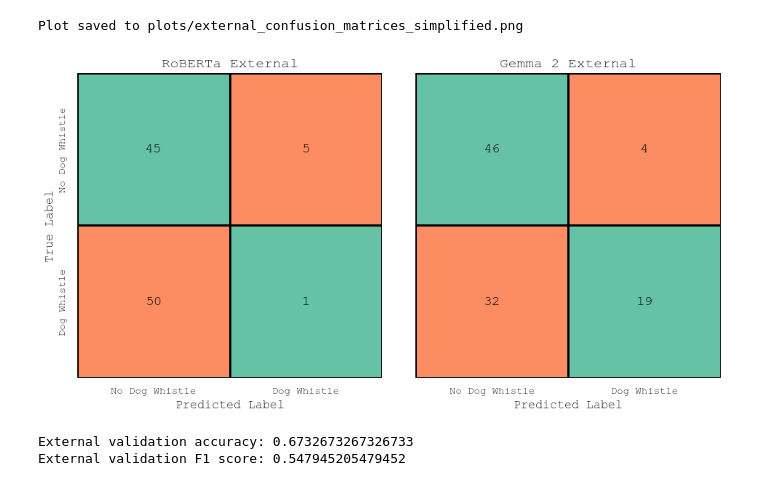
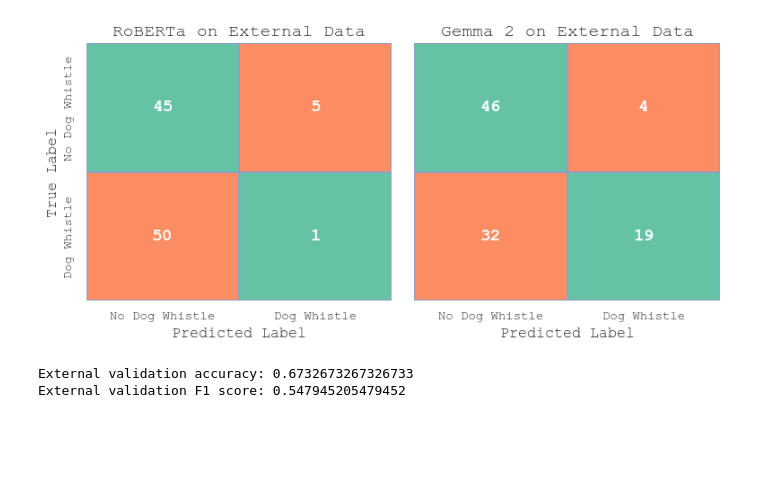
Before and after one commit to lino-zurmuehl/Master_Thesis_Dogwhistle, a Jupyter notebook: eval/external_confusion.ipynb, the cells around one changed output. Drawn from its saved outputs; the diff is of its cells as text; code cells hidden in the pictures; blank space fills up the shorter version.

Commit message:
Plot finetuning and updated saving paths after restructure.

```diff
--- a/eval/external_confusion.ipynb
+++ b/eval/external_confusion.ipynb
@@ -40,45 +40,41 @@ def plot_simplified_confmat(cm, ax, title, show_yticklabels, cmap):
     """Plots a confusion matrix with specific colors for correct/incorrect predictions."""
     if cm.shape != (2, 2):
         raise ValueError("This function is designed for 2x2 confusion matrices.")
 
-    # Create a matrix indicating correctness (1 for diagonal/correct, 0 for off-diagonal/incorrect)
-
     correctness_matrix = np.array([[1, 0], [0, 1]])
 
     sns.heatmap(
         correctness_matrix,
         annot=cm,
         fmt="d",
         cmap=cmap,
         cbar=False,
         xticklabels=labels,
         yticklabels=labels if show_yticklabels else False,
-        linewidths=1,
-        linecolor='black',
+        linewidths=0.1,
+        linecolor='#8DA0CB',
         ax=ax,
-        square=True,
-        annot_kws={"size": 14, "color": "black"},
+        square=False,
+        annot_kws={"size": 14, "color": "white", "weight": "bold"},
         vmin=0,
         vmax=1
     )
     ax.set_xlabel("Predicted Label", fontsize=12)
     if show_yticklabels:
         ax.set_ylabel("True Label", fontsize=12)
     ax.set_title(title, fontsize=14)
     ax.tick_params(axis='both', which='major', labelsize=10)
 
-fig, axes = plt.subplots(1, 2, figsize=(10, 5))
+fig, axes = plt.subplots(1, 2, figsize=(8, 4))
 
-plot_simplified_confmat(cm_roberta, axes[0], "RoBERTa External", True, custom_cmap)
-plot_simplified_confmat(cm_gemma, axes[1], "Gemma 2 External", False, custom_cmap)
+plot_simplified_confmat(cm_roberta, axes[0], "RoBERTa on External Data", True, custom_cmap)
+plot_simplified_confmat(cm_gemma, axes[1], "Gemma 2 on External Data", False, custom_cmap)
 
 plt.tight_layout(pad=1.5) # Add padding
 plt.savefig("../plots/external_confusion_matrices_simplified.png", dpi=300, bbox_inches='tight')
-print("Plot saved to plots/external_confusion_matrices_simplified.png")
 plt.show()
 # %% [output]
-Plot saved to plots/external_confusion_matrices_simplified.png
-[figure, old version]
+[figure, new version]
 # %%
 test_df = pd.read_csv("../eval/gemma_external_predictions_corrected.csv")
 accuracy = accuracy_score(test_df['true_label'], test_df['predicted_label'])
```
Also changed, not shown: 8 other files.
